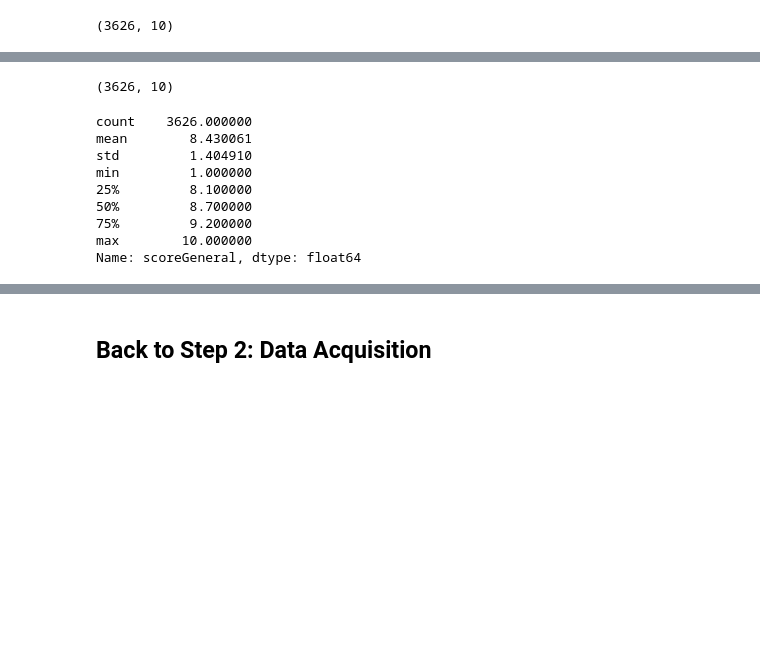
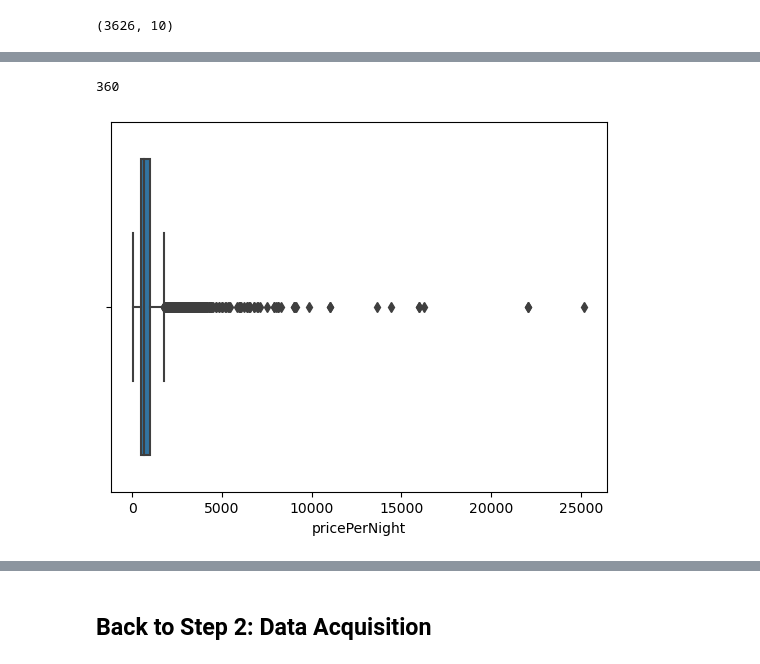
Before and after one commit to yarin-cohen02/dataScienceProject, a Jupyter notebook: project.ipynb, the cells around one changed output, grey strips where cells are left out. Drawn from its saved outputs; the diff is of its cells as text; code cells hidden in the pictures; blank space fills up the shorter version.

Commit message:
finished Data Handling!!!

```diff
--- a/project.ipynb
+++ b/project.ipynb
@@ -443,12 +443,3 @@ def replaceMissingValues(df):
     return newDf
 # %% [markdown]
 #### Handling outliers:
-# %%
-df = pd.read_csv("Data/data.csv")
-# %%
-# Detect outliers using IQR visualisation:
-
-df = cleanSigns(df, ["pricePerNight"])
-df = removeSpaceComma(df, "pricePerNight")
-df = convertToNum(df, ["pricePerNight"])
-df = replaceMissingValues(df)
@@ -481,0 +446,12 @@ def findOutliers(df, numericColumns):
+# %%
+# Presenting boxplot of IQR and returns number of outliers:
+
+def showOutliers(df, column):
+
+    sns.boxplot(df[column])
+
+    Q1 = np.percentile(df[column], 25)
+    Q3 = np.percentile(df[column], 75)
+    IQR = Q3 - Q1
+
+    return len(df[(df[column] < Q1 - 1.5*IQR) | (df[column] > Q3 + 1.5*IQR)])
@@ -538,18 +525,7 @@ df.describe(include="all")
 # %%
 # Handling with outliers:
+
+showOutliers(df, "pricePerNight")
+# %% [output]
+360
+[figure, added]
-# %%
-df.shape
-# %% [output]
-(3626, 10)
-# %%
-df["scoreGeneral"].describe()
-# %% [output]
-count    3626.000000
-mean        8.430061
-std         1.404910
-min         1.000000
-25%         8.100000
-50%         8.700000
-75%         9.200000
-max        10.000000
-Name: scoreGeneral, dtype: float64
```
Also changed, not shown: parts of 9 cells of this notebook.
